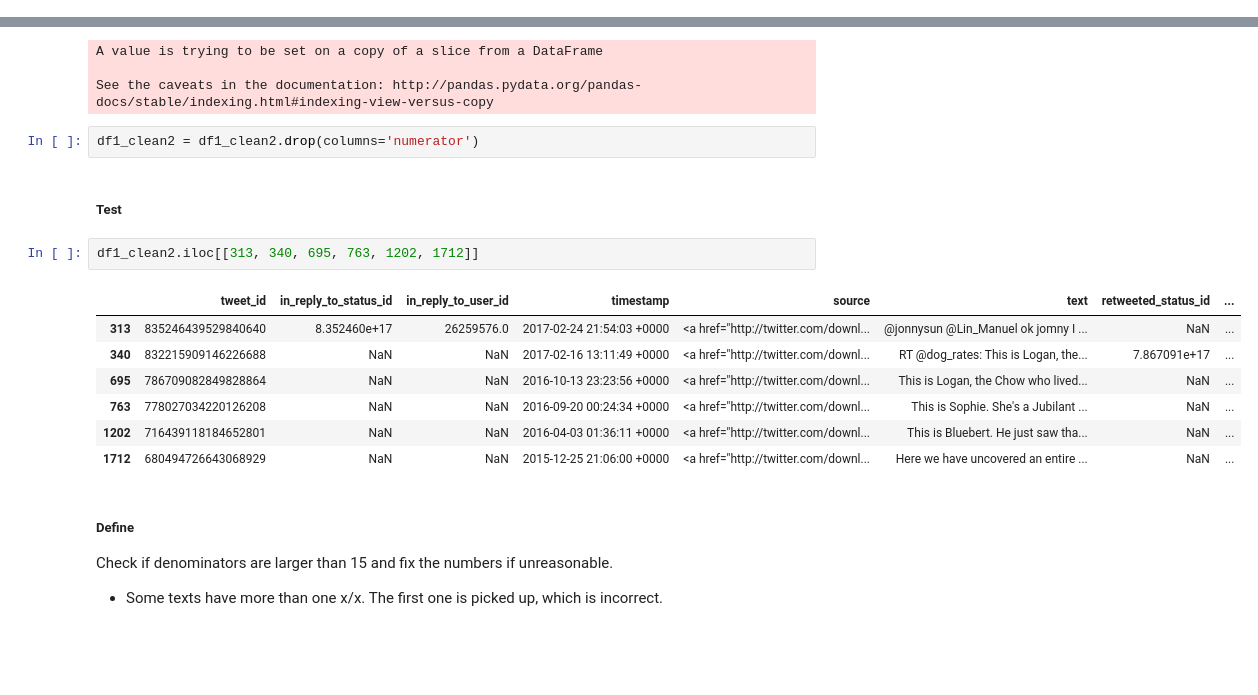
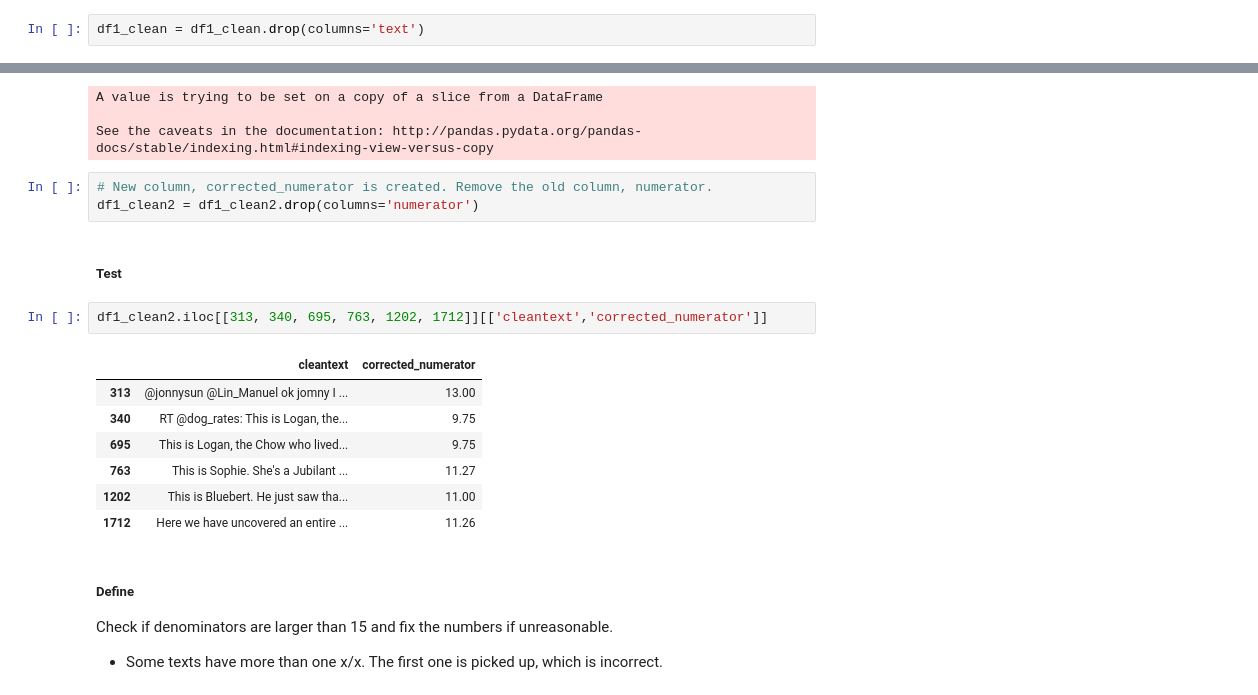
Before and after one commit to jemc36/Udacity-DAND-DataWrangling-TwitterAPI-WeRateDogs, a Jupyter notebook: wrangle_act.ipynb, the cells around one changed output, grey strips where cells are left out. Cells and saved outputs as stored; diff of their text form; blank space fills up the shorter version.

```diff
--- a/wrangle_act.ipynb
+++ b/wrangle_act.ipynb
@@ -302,5 +340,7 @@ Remove the string starting 'https' in text column.
 ##### Code
 # %%
 df1_clean['cleantext'] = df1_clean['text'].apply(lambda x: re.split('https:\/\/.*', str(x))[0])
+# %%
+df1_clean = df1_clean.drop(columns='text')
 # %% [markdown]
 ##### Test
@@ -423,20 +464,21 @@ df1_clean2['corrected_numerator'][df1_clean2.numerator.notnull()] = df1_clean2['
 A value is trying to be set on a copy of a slice from a DataFrame
 
 See the caveats in the documentation: http://pandas.pydata.org/pandas-docs/stable/indexing.html#indexing-view-versus-copy
-# %%
-df1_clean2 = df1_clean2.drop(columns='numerator')
+# %%
+# New column, corrected_numerator is created. Remove the old column, numerator.
+df1_clean2 = df1_clean2.drop(columns='numerator')
 # %% [markdown]
 ##### Test
 # %%
-df1_clean2.iloc[[313, 340, 695, 763, 1202, 1712]]
+df1_clean2.iloc[[313, 340, 695, 763, 1202, 1712]][['cleantext','corrected_numerator']]
 # %% [output]
-|  | tweet_id | in_reply_to_status_id | in_reply_to_user_id | timestamp | source | text | retweeted_status_id | ... |
-| 313 | 835246439529840640 | 8.352460e+17 | 26259576.0 | 2017-02-24 21:54:03 +0000 | <a href="http://twitter.com/downl... | @jonnysun @Lin_Manuel ok jomny I ... | NaN | ... |
-| 340 | 832215909146226688 | NaN | NaN | 2017-02-16 13:11:49 +0000 | <a href="http://twitter.com/downl... | RT @dog_rates: This is Logan, the... | 7.867091e+17 | ... |
-| 695 | 786709082849828864 | NaN | NaN | 2016-10-13 23:23:56 +0000 | <a href="http://twitter.com/downl... | This is Logan, the Chow who lived... | NaN | ... |
-| 763 | 778027034220126208 | NaN | NaN | 2016-09-20 00:24:34 +0000 | <a href="http://twitter.com/downl... | This is Sophie. She's a Jubilant ... | NaN | ... |
-| 1202 | 716439118184652801 | NaN | NaN | 2016-04-03 01:36:11 +0000 | <a href="http://twitter.com/downl... | This is Bluebert. He just saw tha... | NaN | ... |
-| 1712 | 680494726643068929 | NaN | NaN | 2015-12-25 21:06:00 +0000 | <a href="http://twitter.com/downl... | Here we have uncovered an entire ... | NaN | ... |
+|  | cleantext | corrected_numerator |
+| 313 | @jonnysun @Lin_Manuel ok jomny I ... | 13.00 |
+| 340 | RT @dog_rates: This is Logan, the... | 9.75 |
+| 695 | This is Logan, the Chow who lived... | 9.75 |
+| 763 | This is Sophie. She's a Jubilant ... | 11.27 |
+| 1202 | This is Bluebert. He just saw tha... | 11.00 |
+| 1712 | Here we have uncovered an entire ... | 11.26 |
 # %% [markdown]
 ##### Define
 Check if denominators are larger than 15 and fix the numbers if unreasonable.
```
Also changed, not shown: parts of 81 cells of this notebook, 8 other files.
